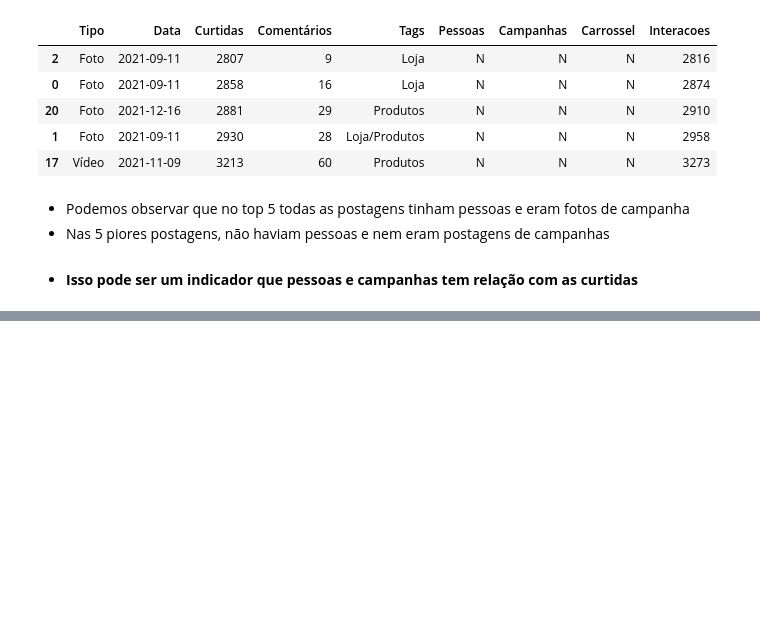
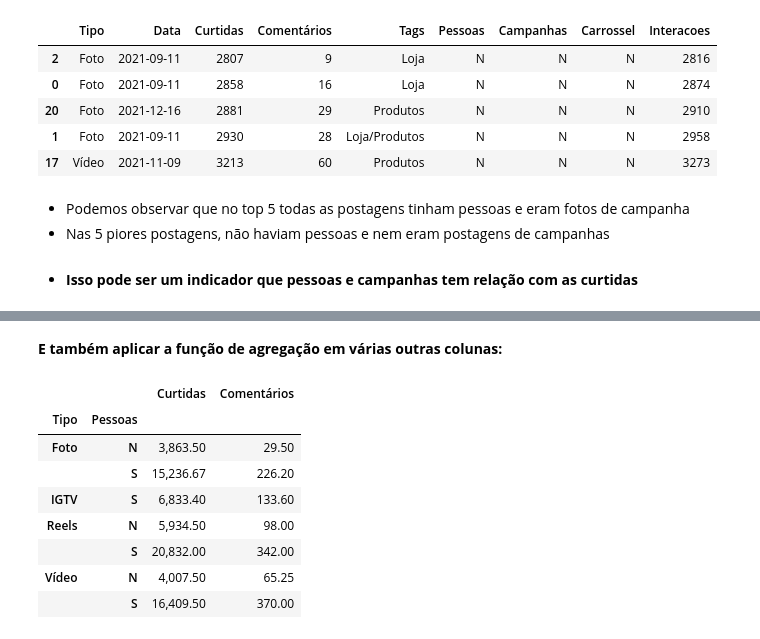
Before and after one commit to andrewyamagata/DADOS, a Jupyter notebook: Aula03AnaliseEngajamento.ipynb, the cells around one changed output, grey strips where cells are left out. Saved outputs shown, nothing was run; the diff lists cells and outputs as text; code cells hidden in the pictures; blank space fills up the shorter version.

```diff
--- a/Aula03AnaliseEngajamento.ipynb
+++ b/Aula03AnaliseEngajamento.ipynb
@@ -254,0 +306,14 @@ base.sort_values(by="Curtidas",ascending=True).head()
+# %% [markdown]
+**E também aplicar a função de agregação em várias outras colunas:** <br>
+# %%
+base.groupby(["Tipo","Pessoas"])[["Curtidas",'Comentários']].mean()
+# %% [output]
+|  |  | Curtidas | Comentários |
+| Tipo | Pessoas |  |  |
+| Foto | N | 3,863.50 | 29.50 |
+|  | S | 15,236.67 | 226.20 |
+| IGTV | S | 6,833.40 | 133.60 |
+| Reels | N | 5,934.50 | 98.00 |
+|  | S | 20,832.00 | 342.00 |
+| Vídeo | N | 4,007.50 | 65.25 |
+|  | S | 16,409.50 | 370.00 |
```
Also changed, not shown: parts of 28 cells of this notebook.
